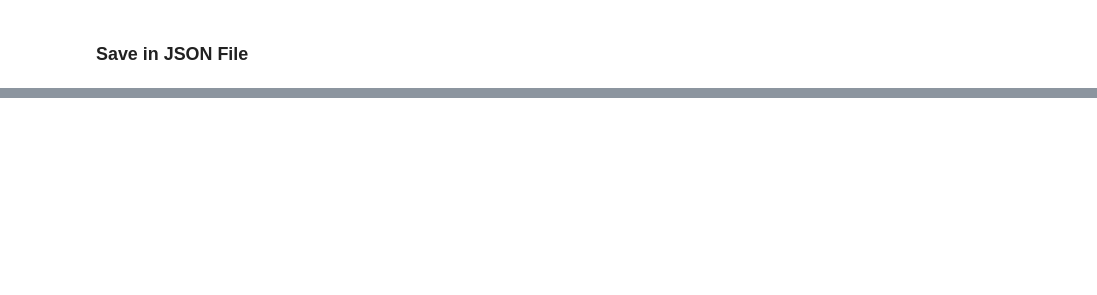
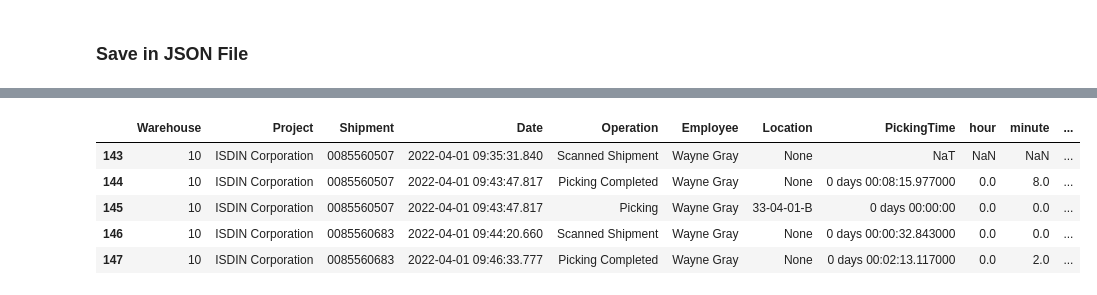
Before and after one commit to wdsrx/data_exploration, a Jupyter notebook: Operations.ipynb, the cells around one changed output, grey strips where cells are left out. Drawn from its saved outputs; the diff is of its cells as text; code cells hidden in the pictures; blank space fills up the shorter version.

```diff
--- a/Operations.ipynb
+++ b/Operations.ipynb
@@ -538,0 +497,4 @@ df03_group.tail(50)
+# %%
+# Order Columns
+df03 = df03[['Warehouse', 'Project', 'Wave', 'Shipment', 'Date', 'Operation', 'Employee',
+             'Location', 'shipmentsCount', 'Material']]
@@ -538,0 +503,9 @@ df03_group.tail(50)
+# %%
+# Filter by Orders only
+df03_orders = df03.loc[(df03['Operation']=='Picking') |
+                       (df03['Operation']=='Scanned Shipment') |
+                       (df03['Operation']=='Picking Completed')]
+
+df03_orders = df03_orders[['Warehouse', 'Project', 'Shipment', 'Date', 'Operation', 'Employee', 'Location']]
+
+df03_orders.head()
@@ -538,0 +530,13 @@ df03_group.tail(50)
+# %%
+# Add Hour, Minute and Second columns
+df03_orders['hour'] = df03_orders['PickingTime'].dt.components['hours']
+df03_orders['minute'] = df03_orders['PickingTime'].dt.components['minutes']
+df03_orders['second'] = df03_orders['PickingTime'].dt.components['seconds']
+df03_orders.head()
+# %% [output]
+|  | Warehouse | Project | Shipment | Date | Operation | Employee | Location | PickingTime | hour | minute | ... |
+| 143 | 10 | ISDIN Corporation | 0085560507 | 2022-04-01 09:35:31.840 | Scanned Shipment | Wayne Gray | None | NaT | NaN | NaN | ... |
+| 144 | 10 | ISDIN Corporation | 0085560507 | 2022-04-01 09:43:47.817 | Picking Completed | Wayne Gray | None | 0 days 00:08:15.977000 | 0.0 | 8.0 | ... |
+| 145 | 10 | ISDIN Corporation | 0085560507 | 2022-04-01 09:43:47.817 | Picking | Wayne Gray | 33-04-01-B | 0 days 00:00:00 | 0.0 | 0.0 | ... |
+| 146 | 10 | ISDIN Corporation | 0085560683 | 2022-04-01 09:44:20.660 | Scanned Shipment | Wayne Gray | None | 0 days 00:00:32.843000 | 0.0 | 0.0 | ... |
+| 147 | 10 | ISDIN Corporation | 0085560683 | 2022-04-01 09:46:33.777 | Picking Completed | Wayne Gray | None | 0 days 00:02:13.117000 | 0.0 | 2.0 | ... |
```
Also changed, not shown: parts of 46 cells of this notebook, 20 other files.
